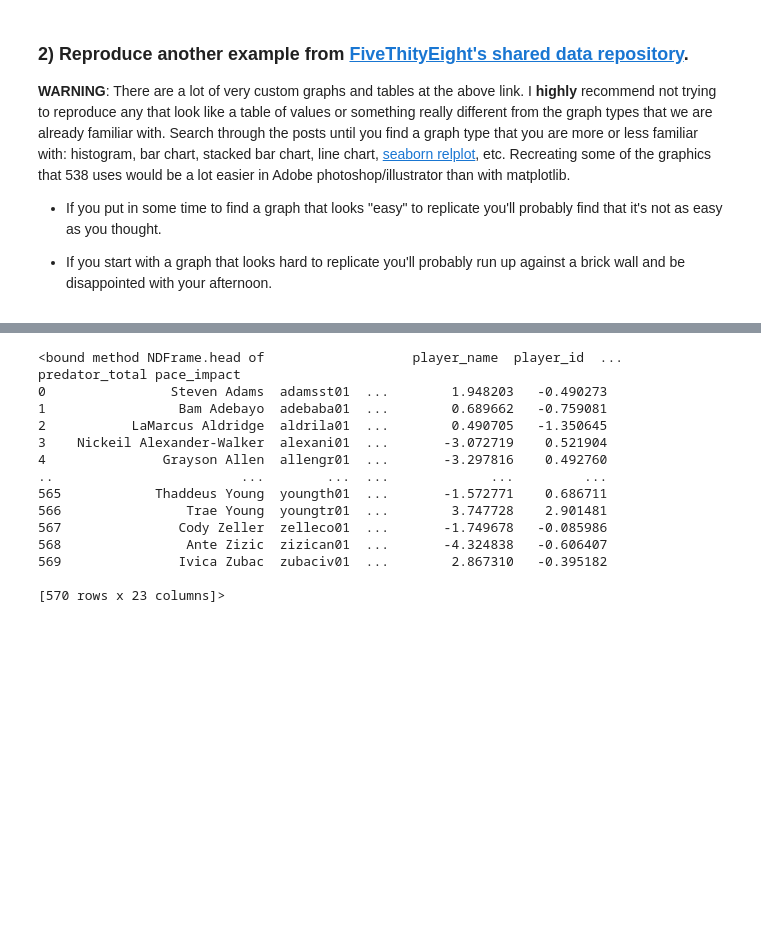
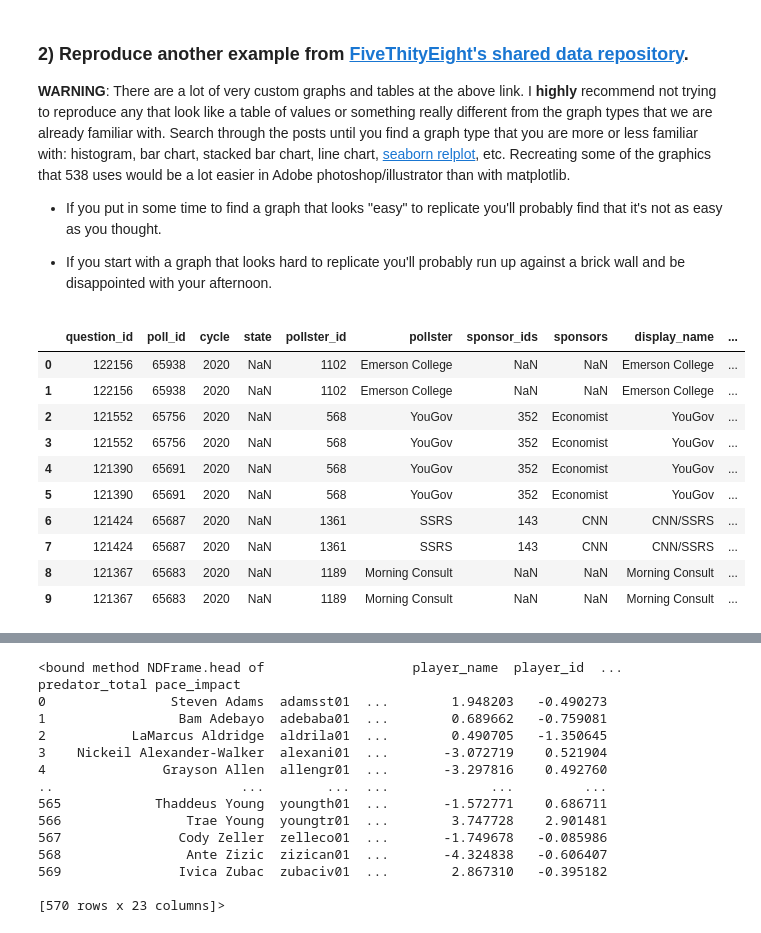
Before and after one commit to Sahlegiorgis/DS-Unit-1-Sprint-1-Data-Wrangling-and-Storytelling, a Jupyter notebook: Copy_of_LS_DS_114_Make_Explanatory_Visualizations_Assignment.ipynb, the cells around one changed output, grey strips where cells are left out. Cells and saved outputs as stored; diff of their text form; code cells hidden in the pictures; blank space fills up the shorter version.

```diff
--- a/Copy_of_LS_DS_114_Make_Explanatory_Visualizations_Assignment.ipynb
+++ b/Copy_of_LS_DS_114_Make_Explanatory_Visualizations_Assignment.ipynb
@@ -367,3 +367,18 @@ plt.show()
 - If you put in some time to find a graph that looks "easy" to replicate you'll probably find that it's not as easy as you thought.
 
 - If you start with a graph that looks hard to replicate you'll probably run up against a brick wall and be disappointed with your afternoon.
+# %%
+df = pd.read_csv('https://projects.fivethirtyeight.com/polls-page/president_primary_polls.csv')
+df.head(10)
+# %% [output]
+|  | question_id | poll_id | cycle | state | pollster_id | pollster | sponsor_ids | sponsors | display_name | ... |
+| 0 | 122156 | 65938 | 2020 | NaN | 1102 | Emerson College | NaN | NaN | Emerson College | ... |
+| 1 | 122156 | 65938 | 2020 | NaN | 1102 | Emerson College | NaN | NaN | Emerson College | ... |
+| 2 | 121552 | 65756 | 2020 | NaN | 568 | YouGov | 352 | Economist | YouGov | ... |
+| 3 | 121552 | 65756 | 2020 | NaN | 568 | YouGov | 352 | Economist | YouGov | ... |
+| 4 | 121390 | 65691 | 2020 | NaN | 568 | YouGov | 352 | Economist | YouGov | ... |
+| 5 | 121390 | 65691 | 2020 | NaN | 568 | YouGov | 352 | Economist | YouGov | ... |
+| 6 | 121424 | 65687 | 2020 | NaN | 1361 | SSRS | 143 | CNN | CNN/SSRS | ... |
+| 7 | 121424 | 65687 | 2020 | NaN | 1361 | SSRS | 143 | CNN | CNN/SSRS | ... |
+| 8 | 121367 | 65683 | 2020 | NaN | 1189 | Morning Consult | NaN | NaN | Morning Consult | ... |
+| 9 | 121367 | 65683 | 2020 | NaN | 1189 | Morning Consult | NaN | NaN | Morning Consult | ... |
```
Also changed, not shown: parts of 10 cells of this notebook.
